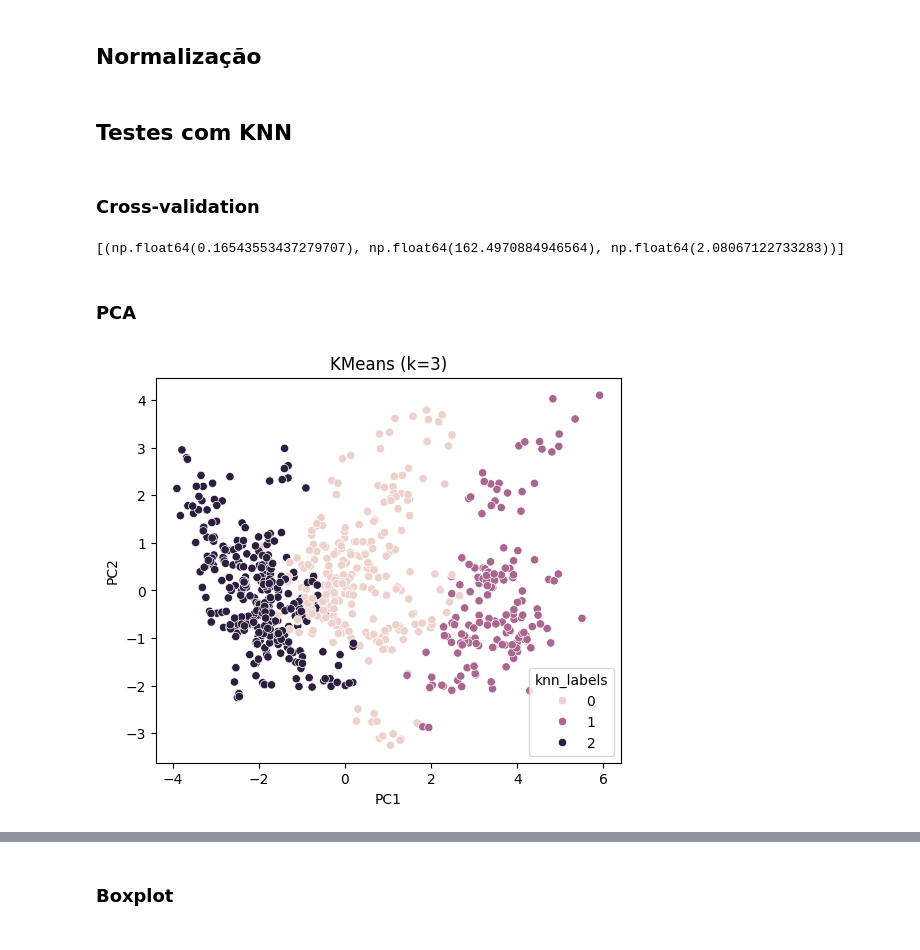
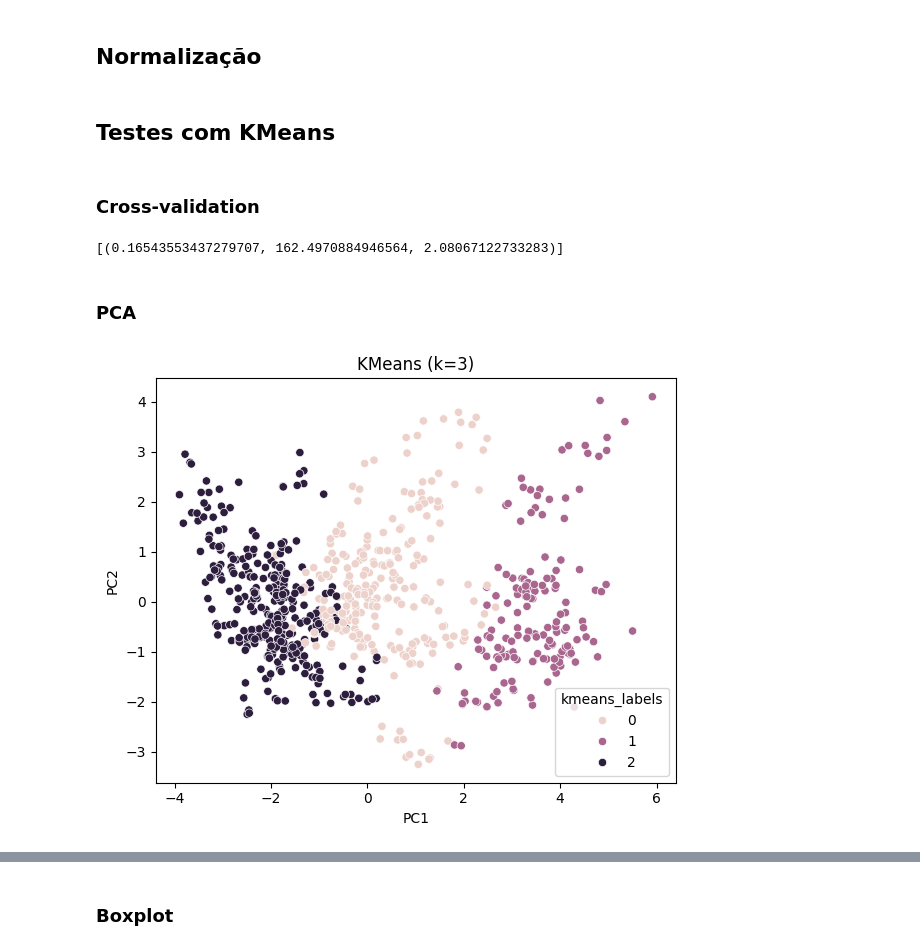
Before and after one commit to TurnipPudding/Machine-Learning---SCC0276, a Jupyter notebook: Trabalho 2/trab02_ML.ipynb, the cells around one changed output, grey strips where cells are left out. Cells and saved outputs as stored; diff of their text form; code cells hidden in the pictures.

```diff
--- a/Trabalho 2/trab02_ML.ipynb
+++ b/Trabalho 2/trab02_ML.ipynb
@@ -191,5 +242,9 @@ Index(['year', 'country', 'cheese', 'yoghurt', 'total_milk', 'fruits',
 # %%
-#Separando as features de contaminação
+# Retiro as linhas do dataframe que contém os países na lista paises_dif
+
+df = df[~df['country'].isin(paises_dif)]
+
+# Separando as features de contaminação
 
 colums_to_sum = df.columns.drop(['year', 'country', 'total_salt', 'added_sugars', 'total_ug_per_kg'])
 colums_to_sum
@@ -203,5 +258,5 @@ Index(['cheese', 'yoghurt', 'total_milk', 'fruits', 'refined_grains',
 # %%
 #Somando o risco total de contaminação de todos os alimentos pra cada país
 
-df['total_risk'] = df[colums_to_sum].sum(axis=1)
-print(df['total_risk'])
+# df['total_risk'] = df[colums_to_sum].sum(axis=1)
+# print(df['total_risk'])
@@ -221,5 +263,5 @@ Name: total_risk, Length: 723, dtype: float64
 # %%
 #Definindo o índice de risco por país
 
-df['index_risk_country'] = (df['total_risk']*df['total_ug_per_kg']).round(2)
-print(df['index_risk_country'])
+# df['index_risk_country'] = (df['total_risk']*df['total_ug_per_kg']).round(2)
+# print(df['index_risk_country'])
@@ -245,24 +274,26 @@ scaler = StandardScaler()
 # X_scaled = scaler.fit_transform(df[['index_risk_country']])
 X_scaled = scaler.fit_transform(df[colums_to_sum])
 # %% [markdown]
-## Testes com KNN
+## Testes com KMeans
 # %%
-knn = KMeans(n_clusters=3, random_state=42, n_init=10)
-knn_labels, knn_cv = run_model(knn, X_scaled, [])
+kmeans = KMeans(n_clusters=3, random_state=42, n_init=10)
+kmeans_labels, kmeans_cv, kmeans_centroids = run_model(kmeans, X_scaled, [])
 # %% [markdown]
 ### Cross-validation
 # %%
-print(knn_cv)
+print(kmeans_cv)
 # %% [output]
-[(np.float64(0.16543553437279707), np.float64(162.4970884946564), np.float64(2.08067122733283))]
+[(0.16543553437279707, 162.4970884946564, 2.08067122733283)]
 # %% [markdown]
 ### PCA
 # %%
-knn_column = 'knn_labels'
-knn_title = 'KMeans (k=3)'
+kmeans_column = 'kmeans_labels'
+kmeans_title = 'KMeans (k=3)'
 
-df[knn_column] = knn_labels
+df[kmeans_column] = kmeans_labels
 
-pca_gen(X_scaled=X_scaled, df=df, column=[knn_column], title=[knn_title])
+kmeans_loading_df, kmeans_explained_var = pca_gen(X_scaled=X_scaled, df=df,
+                                                  column=[kmeans_column], title=[kmeans_title],
+                                                  feature_names=colums_to_sum, return_loadings=True)
 # %% [output]
-[figure, old version]
+[figure, new version]
```
Also changed, not shown: parts of 33 cells of this notebook.
